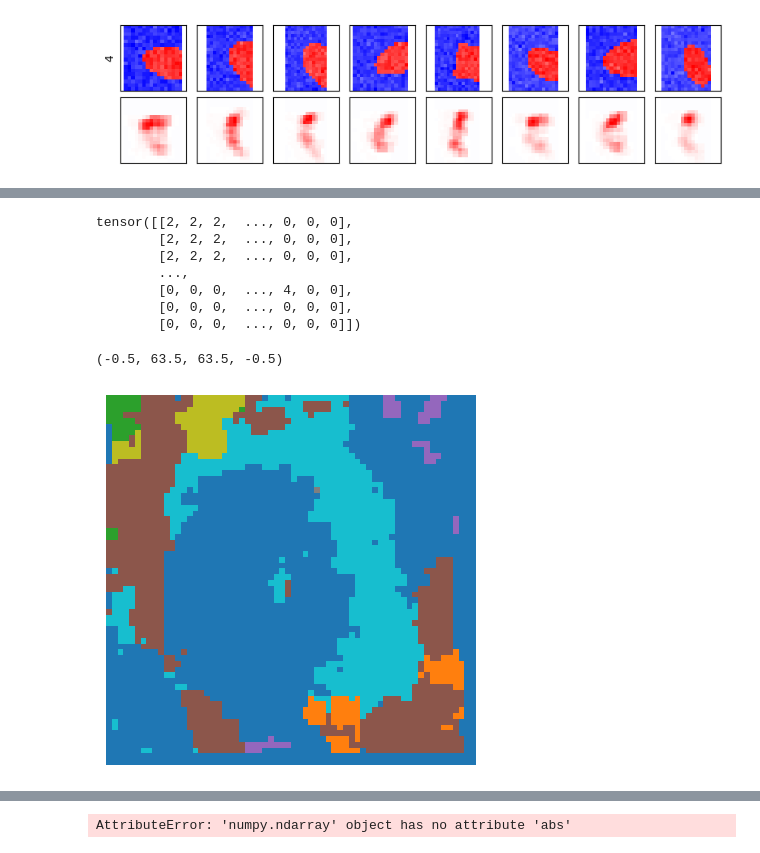
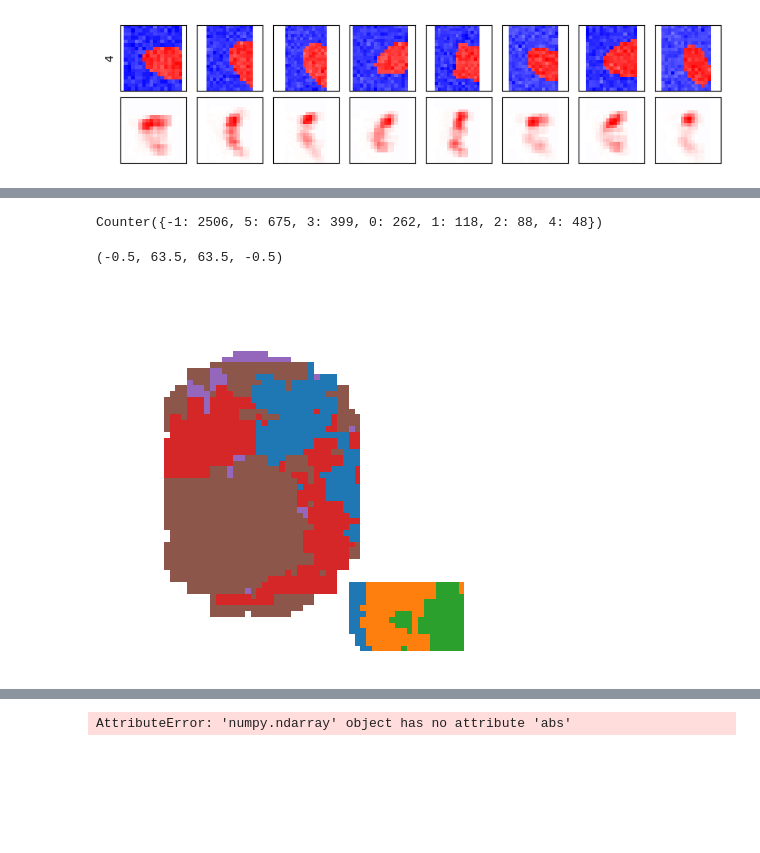
Before and after one commit to lillijo/xai-evaluation-master-thesis, a Jupyter notebook: experiments/random_visualizations.ipynb, the cells around one changed output, grey strips where cells are left out. Drawn from its saved outputs; the diff is of its cells as text; code cells hidden in the pictures; blank space fills up the shorter version.

```diff
--- a/experiments/random_visualizations.ipynb
+++ b/experiments/random_visualizations.ipynb
@@ -89,32 +116,40 @@ draw_graph_with_images(nodes, edges, images)
-# %%
-image, wm = ds[854]
-image = image.view(1,1,64,64)
-image.requires_grad = True
-allms = crpa.all_heatmaps(image, 1, 1)
-chms = torch.zeros(8,64,64)
-
-for neuron in range(8):
-    chms[neuron] = allms[f"convolutional_layers.6_{neuron}"][0]
-
-
-
-
-maxact = torch.max(chms.abs(), dim=0)
-concept_atlas = maxact.indices
-print(maxact.indices)
-plt.imshow(concept_atlas , cmap="tab10")
-""" colors =  matplotlib.cm.gist_rainbow(np.linspace(0, 1, 8))
-for i in concept_atlas:
-    for j in concept_atlas[i]:
-        plt.scatter(i,j, color=colors[concept_atlas[i,j]]) """
-plt.axis("off")
-# %% [output]
-tensor([[2, 2, 2,  ..., 0, 0, 0],
-        [2, 2, 2,  ..., 0, 0, 0],
-        [2, 2, 2,  ..., 0, 0, 0],
-        ...,
-        [0, 0, 0,  ..., 4, 0, 0],
-        [0, 0, 0,  ..., 0, 0, 0],
-        [0, 0, 0,  ..., 0, 0, 0]])
-(-0.5, 63.5, 63.5, -0.5)
-[figure, removed]
+# %%
+from expbasics.visualizations import my_plot_grid
+from collections import Counter
+
+chms = torch.zeros(6, 64, 64)
+
+""" for neuron in range(8):
+    chms[neuron] = images[f"convolutional_layers.6_{neuron}"][0] """
+for neuron in range(6):
+    chms[neuron] = images[f"linear_layers.0_{neuron}"][0]
+
+maxact = torch.max(chms.abs(), dim=0)
+concept_atlas = torch.where(maxact.values == 0, 0, maxact.indices + 1)
+print(Counter((concept_atlas -1).flatten().tolist()))
+cs = [
+    (1, 1, 1),
+    (0.12156862745098039, 0.4666666666666667, 0.7058823529411765, 1.0),
+    (1.0, 0.4980392156862745, 0.054901960784313725, 1.0),
+    (0.17254901960784313, 0.6274509803921569, 0.17254901960784313, 1.0),
+    (0.8392156862745098, 0.15294117647058825, 0.1568627450980392, 1.0),
+    (0.5803921568627451, 0.403921568627451, 0.7411764705882353, 1.0),
+    (0.5490196078431373, 0.33725490196078434, 0.29411764705882354, 1.0),
+    (0.8901960784313725, 0.4666666666666667, 0.7607843137254902, 1.0),
+    (0.4980392156862745, 0.4980392156862745, 0.4980392156862745, 1.0),
+    (0.7372549019607844, 0.7411764705882353, 0.13333333333333333, 1.0),
+    (0.09019607843137255, 0.7450980392156863, 0.8117647058823529, 1.0),
+]
+
+
+cm = matplotlib.colors.ListedColormap(cs)
+plt.imshow(concept_atlas, cmap=cm, vmin=0, vmax=10)
+""" fig = plt.figure(figsize=(6.4,6.4))
+for i in range(64):
+    for j in range(64):
+        plt.scatter(j,i, color=colors[concept_atlas[i,j]],marker="s") """
+plt.axis("off")
+# %% [output]
+Counter({-1: 2506, 5: 675, 3: 399, 0: 262, 1: 118, 2: 88, 4: 48})
+(-0.5, 63.5, 63.5, -0.5)
+[figure, added]
```
Also changed, not shown: parts of 10 cells of this notebook, 2 other files.
